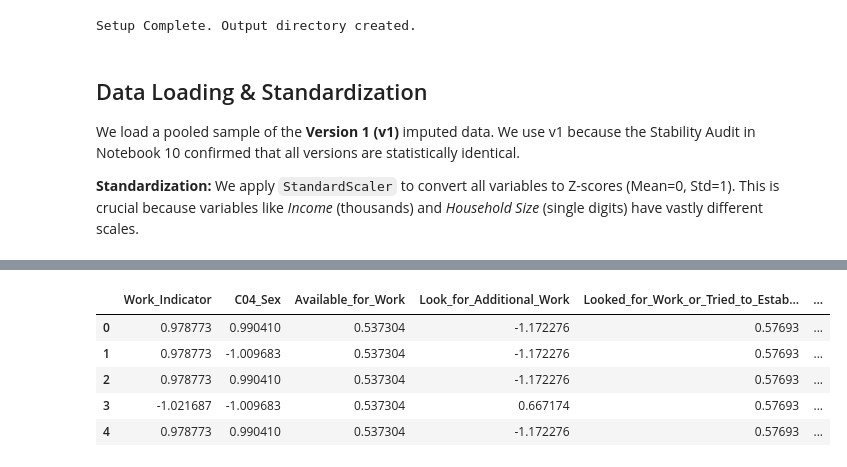
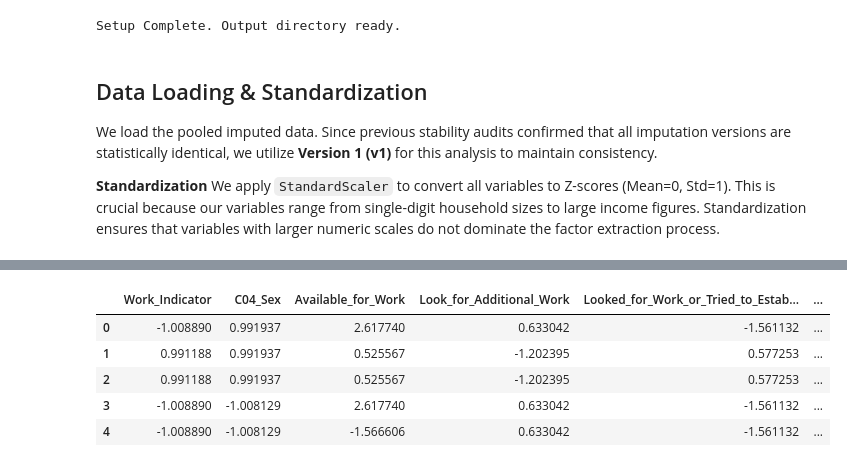
Before and after one commit to clemweb3/Preprocessing, a Jupyter notebook: Notebooks/11_Factor _Analysis.ipynb, the cells around one changed output, grey strips where cells are left out. Cells and saved outputs as stored; diff of their text form; code cells hidden in the pictures.

```diff
--- a/Notebooks/11_Factor _Analysis.ipynb
+++ b/Notebooks/11_Factor _Analysis.ipynb
@@ -26,14 +25,16 @@ import warnings
 
 # Statistical Libraries
 from sklearn.preprocessing import StandardScaler
-# NOTE: You may need to run: !pip install factor_analyzer
+# NOTE: Ensure 'factor_analyzer' and 'jinja2' are installed
 from factor_analyzer import FactorAnalyzer
 from factor_analyzer.factor_analyzer import calculate_bartlett_sphericity
 from factor_analyzer.factor_analyzer import calculate_kmo
+from IPython.display import display, HTML
 
 warnings.filterwarnings('ignore')
 
 # --- CONFIGURATION ---
+# Load config to get base paths
 with open(Path("./data/interim/config.json")) as f:
     cfg = json.load(f)
 
@@ -42,7 +43,7 @@ INPUT_ROOT = BASE_PATH / "Imputed Monthly Datasets"
 OUTPUT_ROOT = BASE_PATH / "Factor Analysis Results"
 os.makedirs(OUTPUT_ROOT, exist_ok=True)
 
-# Define the "Consistent Variables"
+# Define the "Consistent Variables" to be used for the Index
 TARGET_VARS = [
     'Work_Indicator',
     'C04_Sex',
@@ -61,48 +62,65 @@ TARGET_VARS = [
     'Household_Size'
 ]
 
-print("Setup Complete. Output directory created.")
+print("Setup Complete. Output directory ready.")
 # %% [output]
-Setup Complete. Output directory created.
+Setup Complete. Output directory ready.
 # %% [markdown]
 ## Data Loading & Standardization
-We load a pooled sample of the **Version 1 (v1)** imputed data. We use v1 because the Stability Audit in Notebook 10 confirmed that all versions are statistically identical.
 
-**Standardization:**
-We apply `StandardScaler` to convert all variables to Z-scores (Mean=0, Std=1). This is crucial because variables like *Income* (thousands) and *Household Size* (single digits) have vastly different scales.
+We load the pooled imputed data. Since previous stability audits confirmed that all imputation versions are statistically identical, we utilize **Version 1 (v1)** for this analysis to maintain consistency.
+
+**Standardization**
+We apply `StandardScaler` to convert all variables to Z-scores (Mean=0, Std=1). This is crucial because our variables range from single-digit household sizes to large income figures. Standardization ensures that variables with larger numeric scales do not dominate the factor extraction process.
 # %%
-# --- 1. LOAD REPRESENTATIVE DATA ---
-# We will pull data from the most recent full year (e.g., 2023 or 2024) to train the Factor Structure
+# --- LOAD FULL DATASET ---
 pooled_data = []
-SAMPLE_YEAR = "2024"
 
-print(f"Loading representative sample from Year {SAMPLE_YEAR} (Imputed v1)...")
+print(f"Initializing Full-Scale Data Load from: {INPUT_ROOT}")
 
+# Iterate through ALL folders in the input directory
 for folder in os.listdir(INPUT_ROOT):
-    if SAMPLE_YEAR in folder:
-        folder_path = INPUT_ROOT / folder
-        # Look for Version 1 files
+    folder_path = INPUT_ROOT / folder
+
+    # Check if it's actually a folder
+    if os.path.isdir(folder_path):
+        # Look for Version 1 imputed files
         v1_files = list(folder_path.glob("Imputed_v1_*.csv"))
 
         if v1_files:
-            # Load only the target variables to save memory
-            # We use a try-except block in case column names vary slightly, though Notebook 10 standardized them
             try:
-                df_temp = pd.read_csv(v1_files[0])
-                # Filter for target vars that exist in this df
+                # Load the file
+                file_path = v1_files[0]
+                print(f"  > Loading: {folder} ...")
+
+                df_temp = pd.read_csv(file_path)
+
+                # Filter for target variables only (to optimize memory)
                 available_cols = [c for c in TARGET_VARS if c in df_temp.columns]
-                pooled_data.append(df_temp[available_cols])
+
+                if available_cols:
+                    pooled_data.append(df_temp[available_cols])
+
             except Exception as e:
-                print(f"Skipping {folder}: {e}")
+                print(f"    [Error] Skipping {folder}: {e}")
 
-# Combine into one training frame
-df_fa_raw = pd.concat(pooled_data, axis=0)
-print(f"Total Observations for Factor Analysis: {df_fa_raw.shape}")
+# Combine into one massive training frame
+if pooled_data:
+    df_fa_raw = pd.concat(pooled_data, axis=0)
+    print("-" * 30)
+    print(f"FULL DATA LOADED SUCCESSFULLY.")
+    print(f"Total Observations: {df_fa_raw.shape[0]:,}")
+    print(f"Total Variables:    {df_fa_raw.shape[1]}")
+else:
+    print("Error: No data found. Please check your input path.")
 
-# --- 2. STANDARDIZATION ---
+# --- STANDARDIZATION ---
+# Apply Z-Score normalization to the full dataset
+print("-" * 30)
+print("Applying Standardization (Z-Scores)...")
 scaler = StandardScaler()
 df_scaled = pd.DataFrame(scaler.fit_transform(df_fa_raw), columns=df_fa_raw.columns)
 
-print("Data Standardized (Z-Scores generated).")
+print("Data Standardized. Ready for Analysis.")
 display(df_scaled.head())
 # %% [output]
@@ -112,8 +144,8 @@ Data Standardized (Z-Scores generated).
 |  | Work_Indicator | C04_Sex | Available_for_Work | Look_for_Additional_Work | Looked_for_Work_or_Tried_to_Estab... | ... |
-| 0 | 0.978773 | 0.990410 | 0.537304 | -1.172276 | 0.57693 | ... |
-| 1 | 0.978773 | -1.009683 | 0.537304 | -1.172276 | 0.57693 | ... |
-| 2 | 0.978773 | 0.990410 | 0.537304 | -1.172276 | 0.57693 | ... |
-| 3 | -1.021687 | -1.009683 | 0.537304 | 0.667174 | 0.57693 | ... |
-| 4 | 0.978773 | 0.990410 | 0.537304 | -1.172276 | 0.57693 | ... |
+| 0 | -1.008890 | 0.991937 | 2.617740 | 0.633042 | -1.561132 | ... |
+| 1 | 0.991188 | 0.991937 | 0.525567 | -1.202395 | 0.577253 | ... |
+| 2 | 0.991188 | 0.991937 | 0.525567 | -1.202395 | 0.577253 | ... |
+| 3 | -1.008890 | -1.008129 | 2.617740 | 0.633042 | -1.561132 | ... |
+| 4 | -1.008890 | -1.008129 | -1.566606 | 0.633042 | -1.561132 | ... |
 # %% [markdown]
 ## Assumption Testing
```
Also changed, not shown: parts of 12 cells of this notebook.
